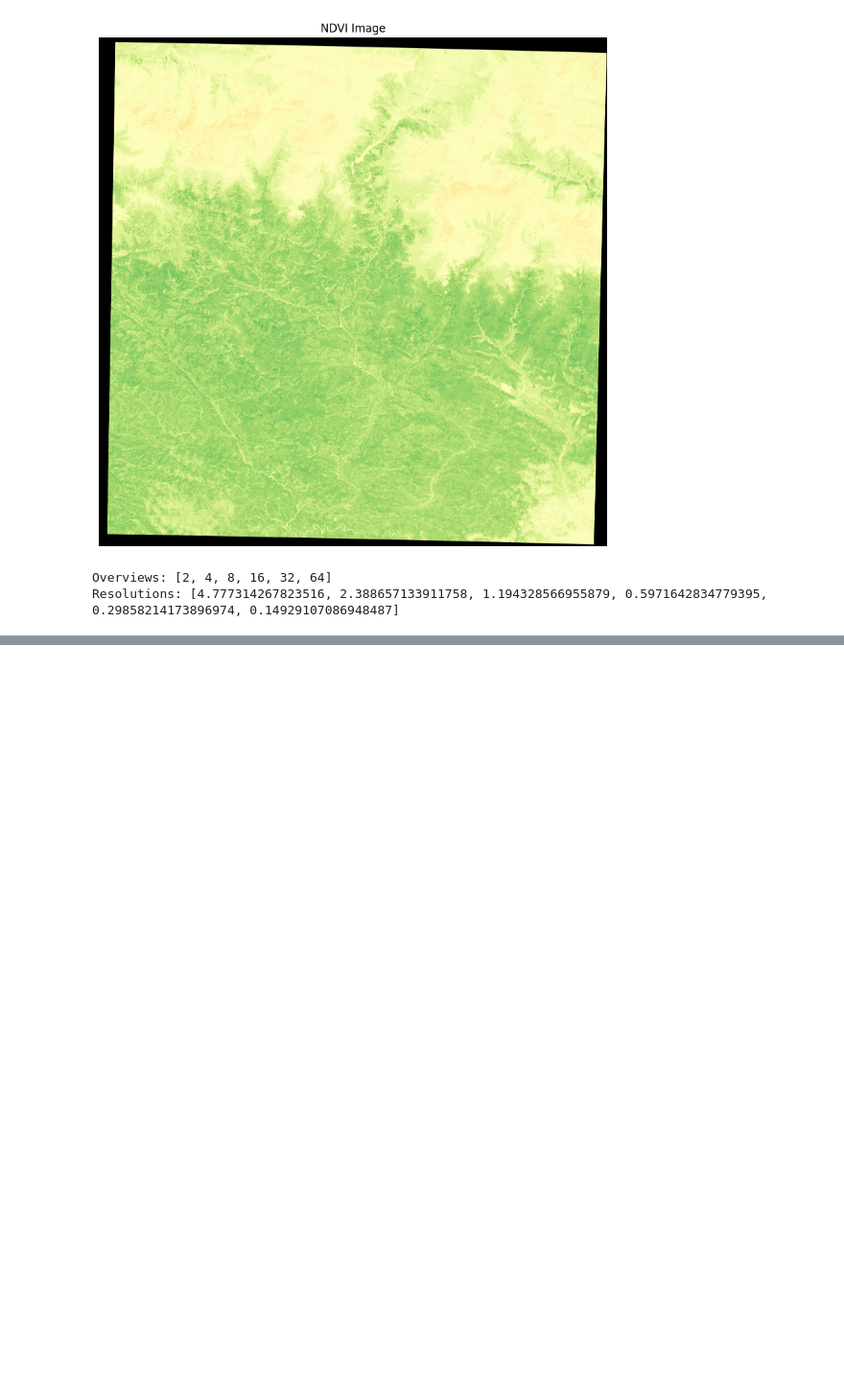
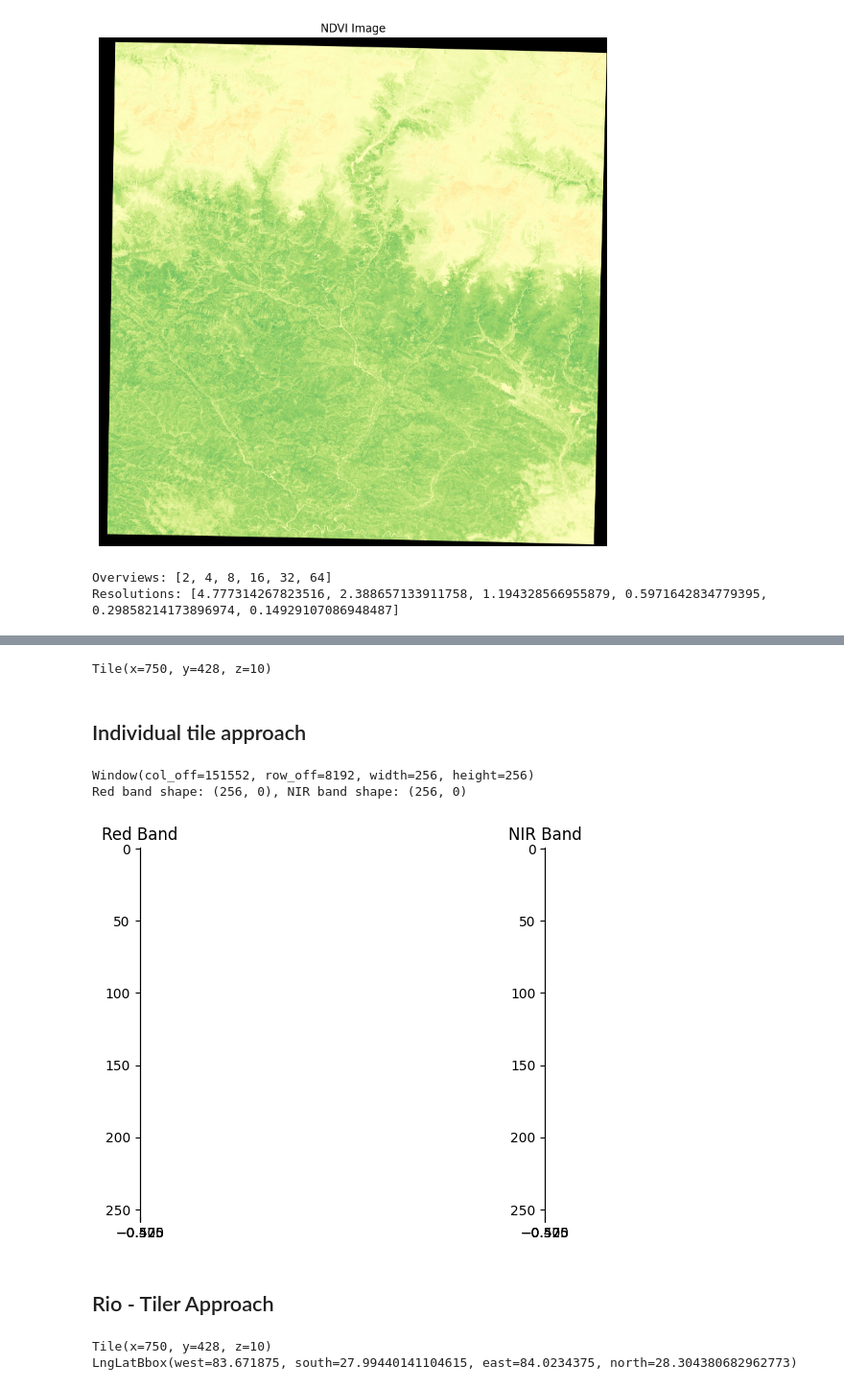
Before and after one commit to kshitijrajsharma/virtughan, a Jupyter notebook: test.ipynb, the cells around one changed output, grey strips where cells are left out. Shown at 96% size. Drawn from its saved outputs; the diff is of its cells as text; code cells hidden in the pictures; blank space fills up the shorter version.

```diff
--- a/test.ipynb
+++ b/test.ipynb
@@ -84 +91,55 @@ Overview 5: Resolution 0.14929107086948487, 0.14929107086948487
 5
+# %%
+lat, lon =  83.96851, 28.26689
+zoom_level = 10
+# %%
+import mercantile
+from rasterio.windows import Window
+tile = mercantile.tile(lon, lat, zoom_level)
+# %%
+print(tile)
+# %% [output]
+Tile(x=750, y=428, z=10)
+# %% [markdown]
+## Individual tile approach
+# %%
+def read_tile_from_cog(cog_path, tile, zoom, tile_size=256):
+    with rasterio.open(cog_path) as src:
+
+        # get pixel coords
+        x_pixel = tile.x * tile_size
+        y_pixel = tile.y * tile_size
+
+
+        window = Window(x_pixel, y_pixel, tile_size, tile_size)
+        print(window)
+
+        red = src.read(4, window=window, resampling=rasterio.enums.Resampling.nearest)
+        nir = src.read(5, window=window, resampling=rasterio.enums.Resampling.nearest)
+
+        return red, nir
+# %%
+cog_path = "sentinel_r10_cog.tif"
+red, nir = read_tile_from_cog(cog_path, tile, zoom_level)
+print(f"Red band shape: {red.shape}, NIR band shape: {nir.shape}")
+# %% [output]
+Window(col_off=151552, row_off=8192, width=256, height=256)
+Red band shape: (256, 0), NIR band shape: (256, 0)
+# %%
+# plot red
+plt.figure(figsize=(10, 5))
+plt.subplot(1, 2, 1)
+plt.imshow(red, cmap='Reds')
+plt.title('Red Band')
+# plt.colorbar()
+
+# plot nir
+plt.subplot(1, 2, 2)
+plt.imshow(nir, cmap='Greys')
+plt.title('NIR Band')
+# plt.colorbar()
+
+# show
+plt.show()
+# %% [output]
+[figure, added]
@@ -84,0 +153,2 @@ Overview 5: Resolution 0.14929107086948487, 0.14929107086948487
+# %% [markdown]
+## Rio - Tiler Approach
@@ -84,0 +158,10 @@ Overview 5: Resolution 0.14929107086948487, 0.14929107086948487
+# %%
+lat, lon =28.202082, 83.987222
+zoom_level = 10
+tile = mercantile.tile(lon, lat, zoom_level)
+print(tile)
+tile_bounds = mercantile.bounds(tile)
+print(tile_bounds)
+# %% [output]
+Tile(x=750, y=428, z=10)
+LngLatBbox(west=83.671875, south=27.99440141104615, east=84.0234375, north=28.304380682962773)
```
Also changed, not shown: parts of 8 cells of this notebook, 2 other files.
